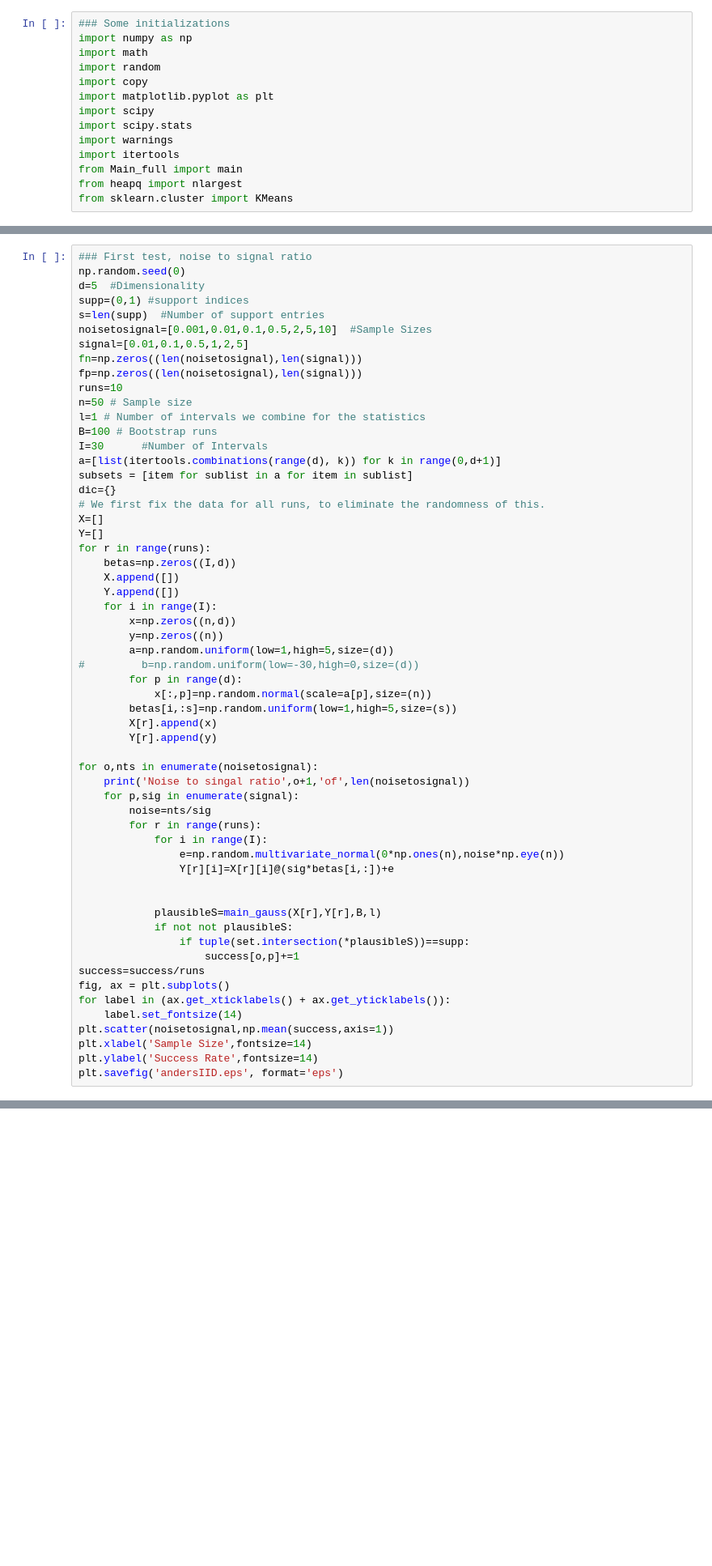
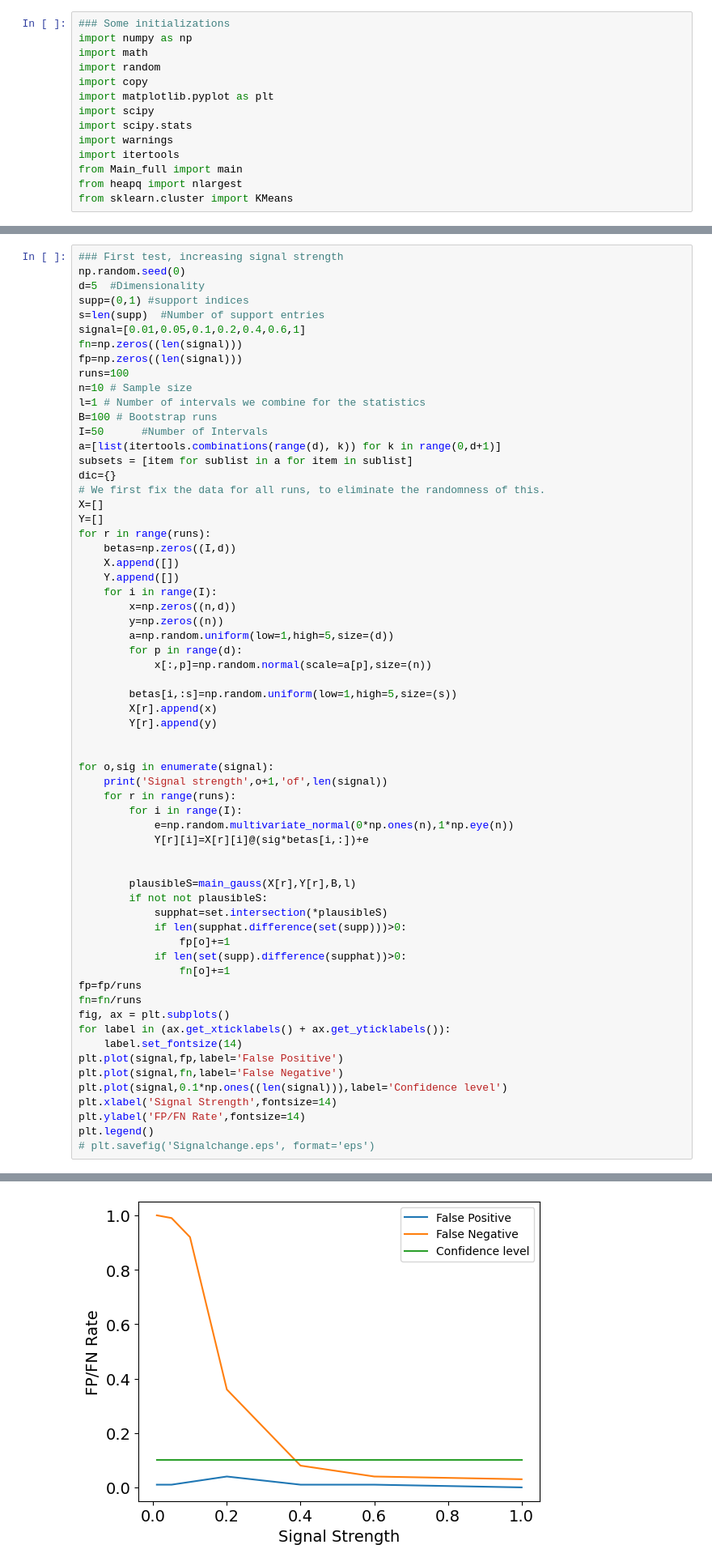
Before and after one commit to AlexanderMey/causal-local-linear, a Jupyter notebook: MainAlgo/MainAlgorithm.ipynb, the cells around one changed output, grey strips where cells are left out. Shown at 81% size. Cells and saved outputs as stored; diff of their text form; blank space fills up the shorter version.

```diff
--- a/MainAlgo/MainAlgorithm.ipynb
+++ b/MainAlgo/MainAlgorithm.ipynb
@@ -45,20 +43,19 @@ def main_gauss(x,y,B,l):
             S_ini.append(ind)
     return [set(S_ini[k]) for k in range(len(S_ini))]
 # %%
-### First test, noise to signal ratio
+### First test, increasing signal strength
 np.random.seed(0)
 d=5  #Dimensionality
 supp=(0,1) #support indices
 s=len(supp)  #Number of support entries
-noisetosignal=[0.001,0.01,0.1,0.5,2,5,10]  #Sample Sizes
-signal=[0.01,0.1,0.5,1,2,5]
-fn=np.zeros((len(noisetosignal),len(signal)))
-fp=np.zeros((len(noisetosignal),len(signal)))
-runs=10
-n=50 # Sample size
+signal=[0.01,0.05,0.1,0.2,0.4,0.6,1]
+fn=np.zeros((len(signal)))
+fp=np.zeros((len(signal)))
+runs=100
+n=10 # Sample size
 l=1 # Number of intervals we combine for the statistics
 B=100 # Bootstrap runs
-I=30      #Number of Intervals
+I=50      #Number of Intervals
 a=[list(itertools.combinations(range(d), k)) for k in range(0,d+1)]
 subsets = [item for sublist in a for item in sublist]
 dic={}
@@ -73,33 +70,39 @@ for r in range(runs):
         x=np.zeros((n,d))
         y=np.zeros((n))
         a=np.random.uniform(low=1,high=5,size=(d))
-#         b=np.random.uniform(low=-30,high=0,size=(d))
         for p in range(d):
             x[:,p]=np.random.normal(scale=a[p],size=(n))
+
         betas[i,:s]=np.random.uniform(low=1,high=5,size=(s))
         X[r].append(x)
         Y[r].append(y)
 
-for o,nts in enumerate(noisetosignal):
-    print('Noise to singal ratio',o+1,'of',len(noisetosignal))
-    for p,sig in enumerate(signal):
-        noise=nts/sig
-        for r in range(runs):
-            for i in range(I):
-                e=np.random.multivariate_normal(0*np.ones(n),noise*np.eye(n))
-                Y[r][i]=X[r][i]@(sig*betas[i,:])+e
+
+for o,sig in enumerate(signal):
+    print('Signal strength',o+1,'of',len(signal))
+    for r in range(runs):
+        for i in range(I):
+            e=np.random.multivariate_normal(0*np.ones(n),1*np.eye(n))
+            Y[r][i]=X[r][i]@(sig*betas[i,:])+e
 
 
-            plausibleS=main_gauss(X[r],Y[r],B,l)
-            if not not plausibleS:
-                if tuple(set.intersection(*plausibleS))==supp:
-                    success[o,p]+=1
-success=success/runs
+        plausibleS=main_gauss(X[r],Y[r],B,l)
+        if not not plausibleS:
+            supphat=set.intersection(*plausibleS)
+            if len(supphat.difference(set(supp)))>0:
+                fp[o]+=1
+            if len(set(supp).difference(supphat))>0:
+                fn[o]+=1
+fp=fp/runs
+fn=fn/runs
 fig, ax = plt.subplots()
 for label in (ax.get_xticklabels() + ax.get_yticklabels()):
 	label.set_fontsize(14)
-plt.scatter(noisetosignal,np.mean(success,axis=1))
-plt.xlabel('Sample Size',fontsize=14)
-plt.ylabel('Success Rate',fontsize=14)
-plt.savefig('andersIID.eps', format='eps')
+plt.plot(signal,fp,label='False Positive')
+plt.plot(signal,fn,label='False Negative')
+plt.plot(signal,0.1*np.ones((len(signal))),label='Confidence level')
+plt.xlabel('Signal Strength',fontsize=14)
+plt.ylabel('FP/FN Rate',fontsize=14)
+plt.legend()
+# plt.savefig('Signalchange.eps', format='eps')
 # %% [output]
@@ -108 +117,2 @@ NameError: name 'success' is not defined
+[figure, added]
 # %%
```
Also changed, not shown: parts of 16 cells of this notebook, 2 other files.
